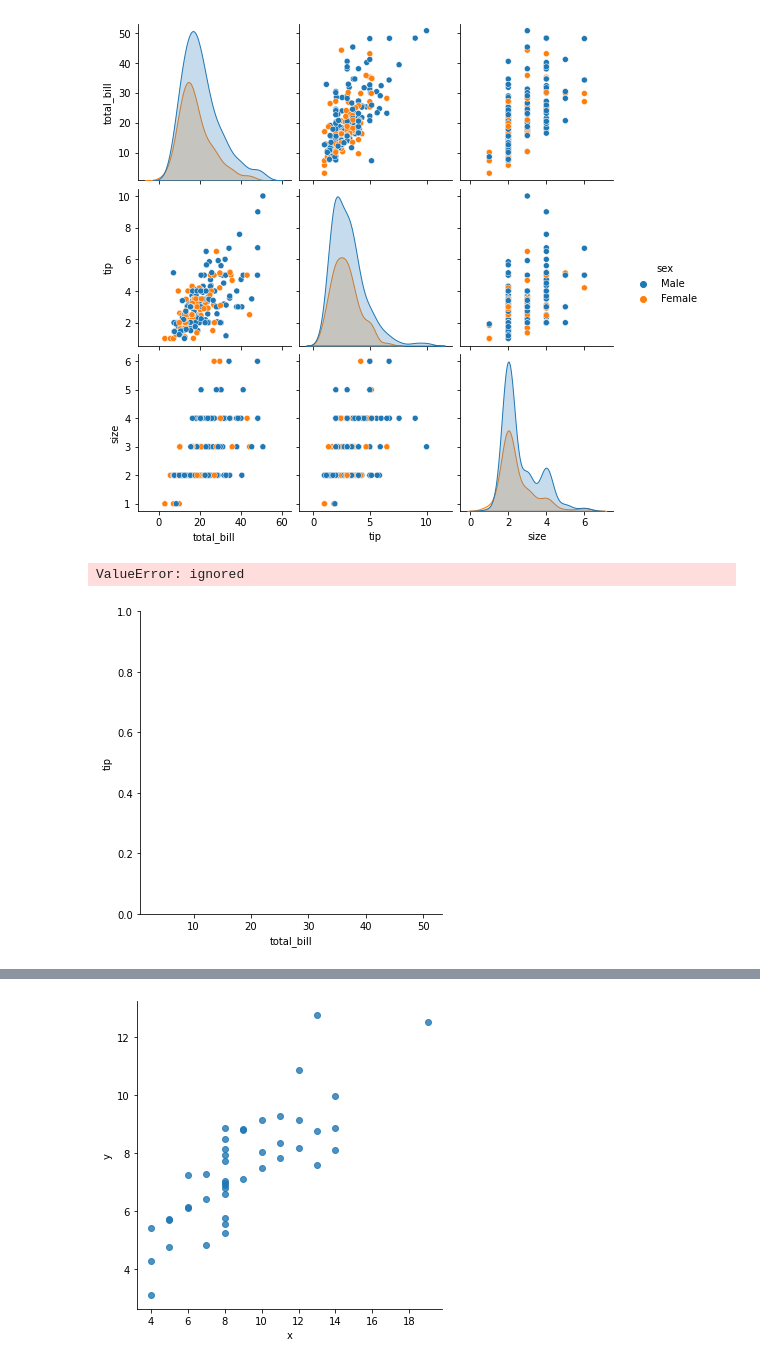
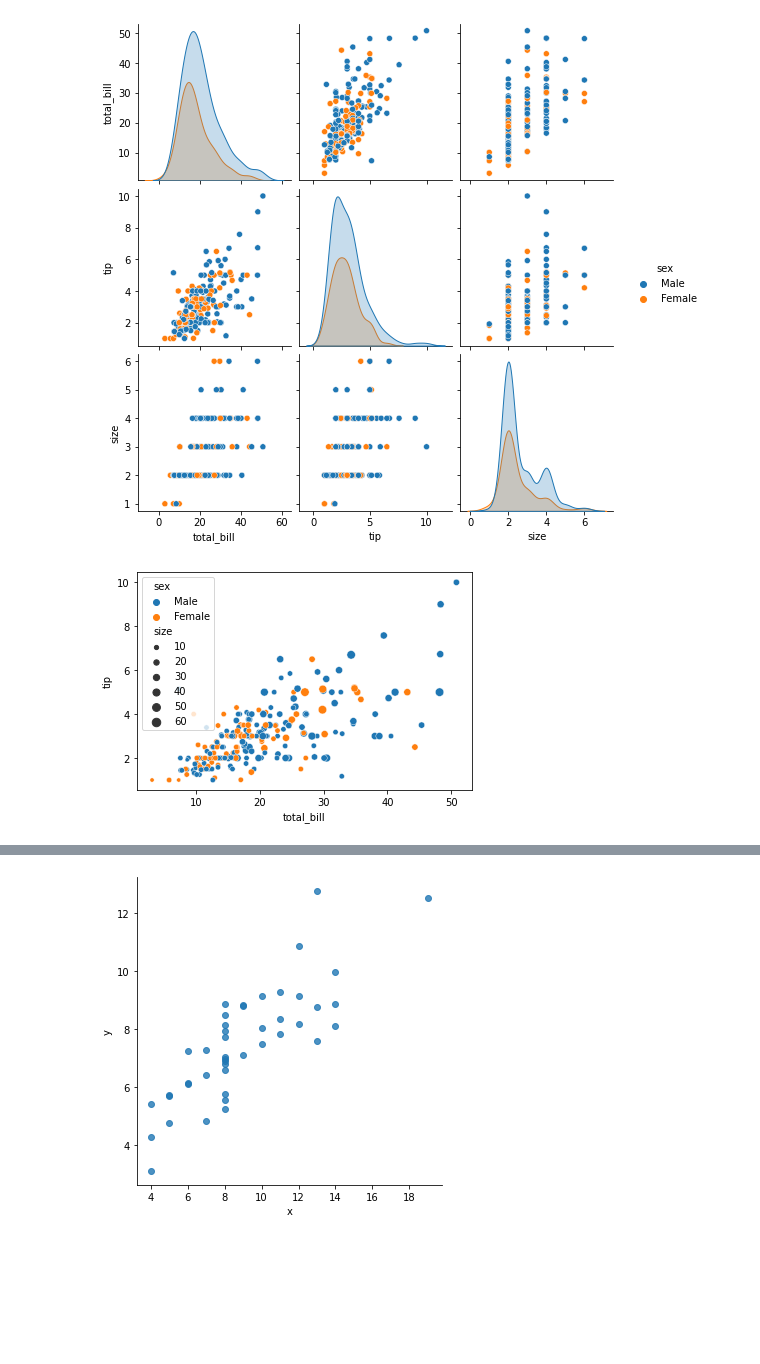
Before and after one commit to wldopie/ESAA, a Jupyter notebook: HW_220325.ipynb, the cells around one changed output, grey strips where cells are left out. Drawn from its saved outputs; the diff is of its cells as text; code cells hidden in the pictures; blank space fills up the shorter version.

```diff
--- a/HW_220325.ipynb
+++ b/HW_220325.ipynb
@@ -425,11 +425,9 @@ fig = sns.pairplot(tips, hue='sex')
 [figure]
 # %%
 # 3. 산점도 그래프의 크기와 모양 조절하기
-scatter = sns.lmplot(x='total_bill', y='tip', data=tips, fit_reg=False, hue='sex',
-                     scatter_kws = {'s' : tips['size']*10})
-# 왜 에러가 날까?
+scatter = sns.scatterplot(x = 'total_bill', y = 'tip', data = tips, hue = 'sex', size = tips['size'] * 10)
+# 교재와 같이 sns.lmplot()을 사용하면 에러가 발생, why?
 # %% [output]
-ValueError: ignored
-[figure, old version]
+[figure, new version]
 # %%
 # 4. 산점도 그래프의 점을 다른 기호로 표현하기
```
Also changed, not shown: parts of 9 cells of this notebook.
